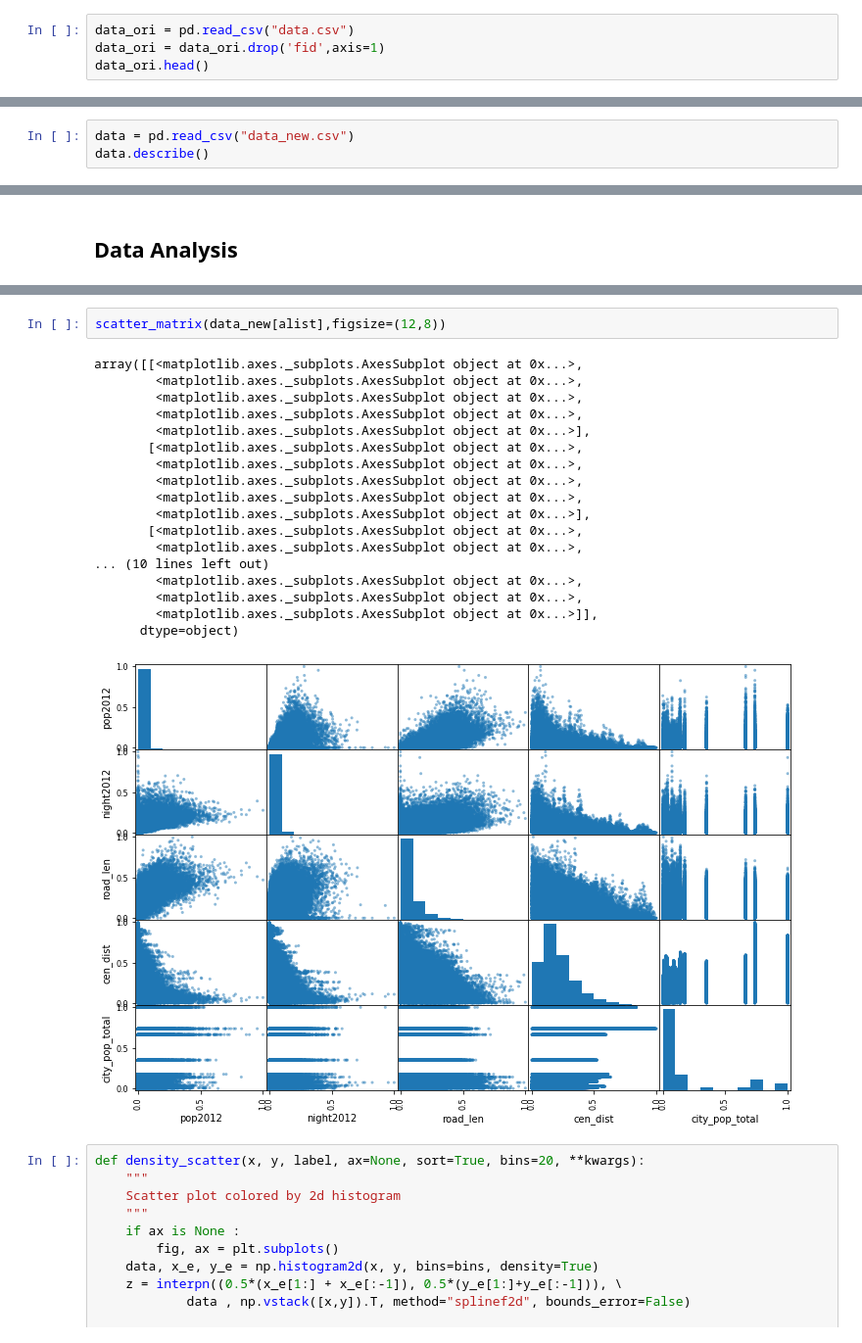
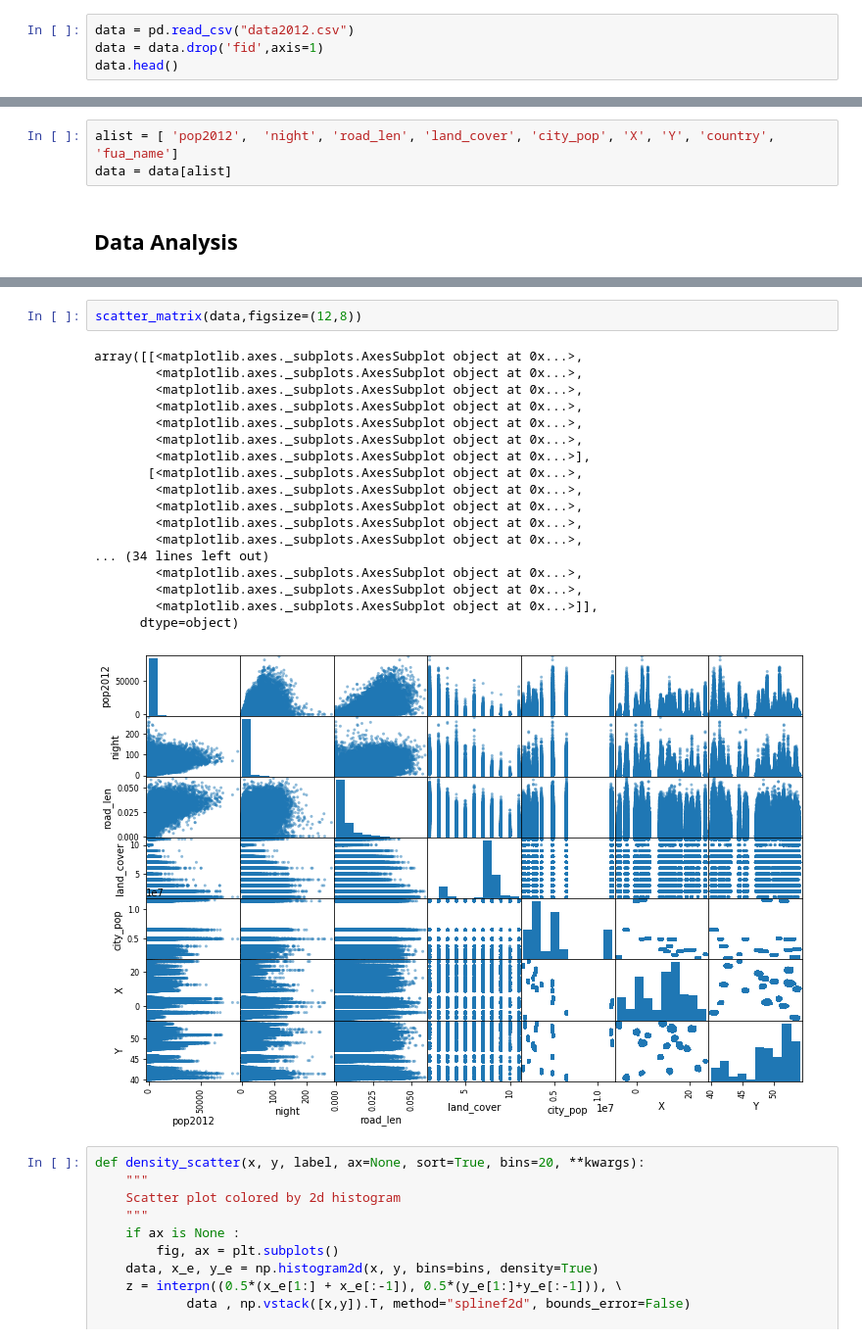
Before and after one commit to past-urbanist/Mon-Pop-Pred, a Jupyter notebook: 1_Data_Analysis.ipynb, the cells around one changed output, grey strips where cells are left out. Shown at 98% size. Saved outputs shown, nothing was run; the diff lists cells and outputs as text.

```diff
--- a/1_Data_Analysis.ipynb
+++ b/1_Data_Analysis.ipynb
@@ -15,7 +15,7 @@ from mpl_toolkits import mplot3d
 # %% [markdown]
 # Data Import
 # %%
-data_ori = pd.read_csv("data.csv")
-data_ori = data_ori.drop('fid',axis=1)
-data_ori.head()
+data = pd.read_csv("data2012.csv")
+data = data.drop('fid',axis=1)
+data.head()
 # %% [output]
@@ -28,3 +27,0 @@ data_ori.head()
-# %%
-data = pd.read_csv("data_new.csv")
-data.describe()
@@ -43,2 +41,5 @@ alist = data.columns.to_list()
+# %%
+alist = [ 'pop2012',  'night', 'road_len', 'land_cover', 'city_pop', 'X', 'Y', 'country', 'fua_name']
+data = data[alist]
 # %% [markdown]
 ## Data Analysis
@@ -62,24 +79,24 @@ data[alist[:-1]].corr()
 # %%
-scatter_matrix(data_new[alist],figsize=(12,8))
+scatter_matrix(data,figsize=(12,8))
 # %% [output]
 array([[<matplotlib.axes._subplots.AxesSubplot object at 0x...>,
+        <matplotlib.axes._subplots.AxesSubplot object at 0x...>,
+        <matplotlib.axes._subplots.AxesSubplot object at 0x...>,
         <matplotlib.axes._subplots.AxesSubplot object at 0x...>,
         <matplotlib.axes._subplots.AxesSubplot object at 0x...>,
         <matplotlib.axes._subplots.AxesSubplot object at 0x...>,
         <matplotlib.axes._subplots.AxesSubplot object at 0x...>],
        [<matplotlib.axes._subplots.AxesSubplot object at 0x...>,
         <matplotlib.axes._subplots.AxesSubplot object at 0x...>,
         <matplotlib.axes._subplots.AxesSubplot object at 0x...>,
         <matplotlib.axes._subplots.AxesSubplot object at 0x...>,
-        <matplotlib.axes._subplots.AxesSubplot object at 0x...>],
-       [<matplotlib.axes._subplots.AxesSubplot object at 0x...>,
         <matplotlib.axes._subplots.AxesSubplot object at 0x...>,
-... (10 lines left out)
+... (34 lines left out)
         <matplotlib.axes._subplots.AxesSubplot object at 0x...>,
         <matplotlib.axes._subplots.AxesSubplot object at 0x...>,
         <matplotlib.axes._subplots.AxesSubplot object at 0x...>]],
       dtype=object)
-[figure, old version]
+[figure, new version]
 # %%
 def density_scatter(x, y, label, ax=None, sort=True, bins=20, **kwargs):
     """
```
Also changed, not shown: parts of 13 cells of this notebook, 3 other files.
